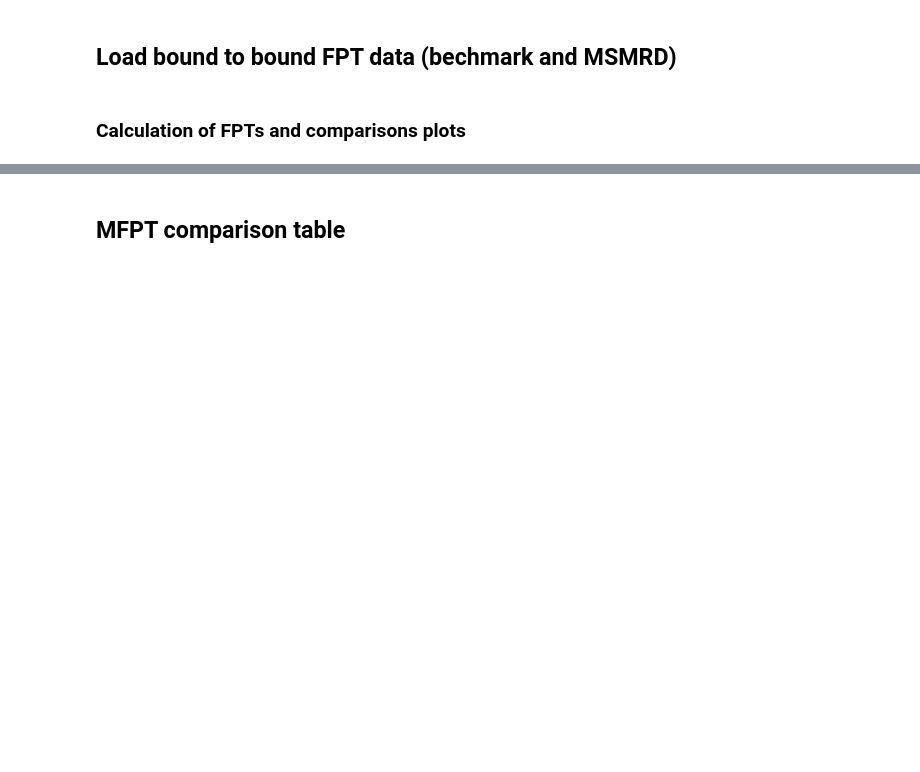
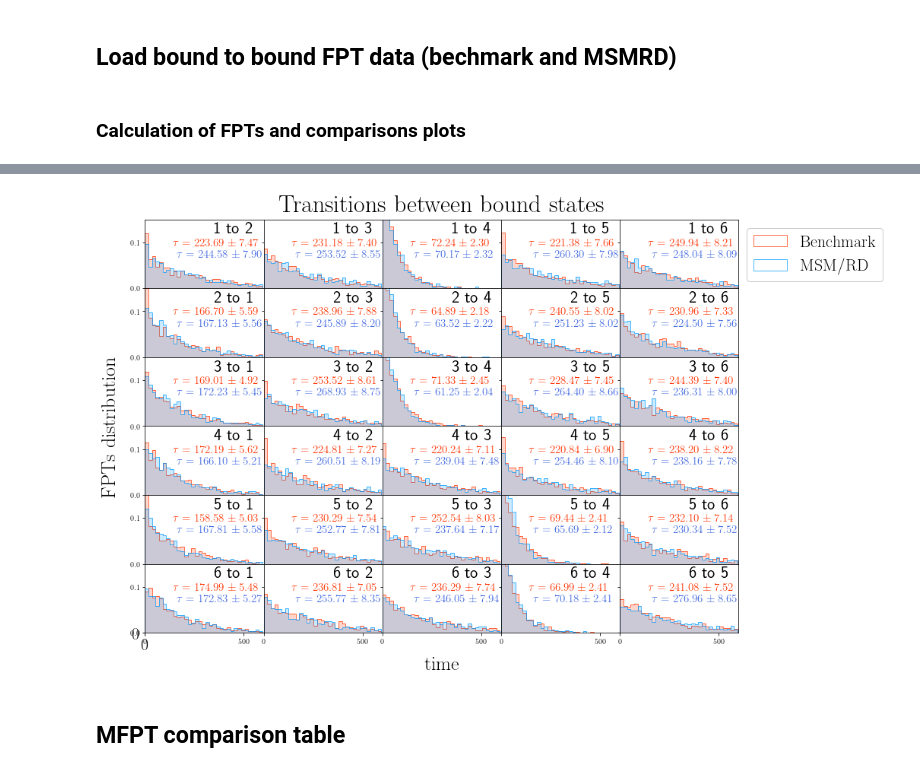
Before and after one commit to maojrs/msmrd, a Jupyter notebook: examples/benchmark/plotPatchyProteinFPTs.ipynb, the cells around one changed output, grey strips where cells are left out. Cells and saved outputs as stored; diff of their text form; code cells hidden in the pictures; blank space fills up the shorter version.

```diff
--- a/examples/benchmark/plotPatchyProteinFPTs.ipynb
+++ b/examples/benchmark/plotPatchyProteinFPTs.ipynb
@@ -293,34 +340,36 @@ ax0.set_xticks([0])
 ax0.set_yticks([0])
 # Loop over plotting grid
 for i in range(6):
     for j in range(5):
         if j < i:
             jj = j
         else:
             jj = j+1
         ax[i,j].hist(fptsB2B[i,jj], bins = hbins, alpha=a1, color=c1, weights = weightsB2B[i,jj]);
         ax[i,j].hist(fptsB2B[i,jj], bins = hbins, alpha=a2, edgecolor=c1, lw=1, histtype='step',
          facecolor='None', weights = weightsB2B[i,jj], label = r'$\mathrm{Benchmark}$');
         ax[i,j].hist(MSMRDfptsB2B[i,jj], bins = hbins, alpha=a1, color=c2, weights = MSMRDweightsB2B[i,jj]);
         ax[i,j].hist(MSMRDfptsB2B[i,jj], bins = hbins, alpha=a2, edgecolor=c2, lw=1, histtype='step',
          facecolor='None', weights = MSMRDweightsB2B[i,jj], label =r'$\mathrm{MSM/RD}$');
         ax[i,j].text(350,0.12, r'{:d} to {:d}'.format(i+1, jj+1), fontsize=fsize, family="serif")
         ax[i,j].text(140,0.095, r'$\tau = {:.2f} \pm {:.2f}$'.format(mfptsB2B[i,jj] , fptB2Bstd[i,jj]),
                      fontsize=fsize2, color=c1)
         ax[i,j].text(160,0.07, r'$\tau = {:.2f} \pm {:.2f}$'.format(MSMRDmfptsB2B[i,jj], MSMRDfptB2Bstd[i,jj]),
-                     fontsize=fsize2, color=c2)
+                     fontsize=fsize2, color=c2alt)
         # Add legend
         if i == 0 and j == 4:
             ax[i,j].legend(fontsize=fsize, fancybox=True, framealpha=1.0,
                            bbox_to_anchor=(1.0, 1.0)) #1.4,1.8
         # Set plotlimits
         ax[i,j].set_xlim([0,600])
         #ax[i,j].set_ylim([0,0.23])
         ax[i,j].set_ylim([0,0.15])
         #ax[i,j].set_xticks(np.arange(0, 500, step=300));
         #ax[i,j].set_yticks(np.arange(-0.1, 0.3, step=0.2));
 
 #plt.savefig('bound2bound__patchyProtein_FPTs.pdf', bbox_inches='tight')
+# %% [output]
+[figure, added]
 # %% [markdown]
 ## MFPT comparison table
 # %%
```
Also changed, not shown: parts of 13 cells of this notebook, 8 other files.
